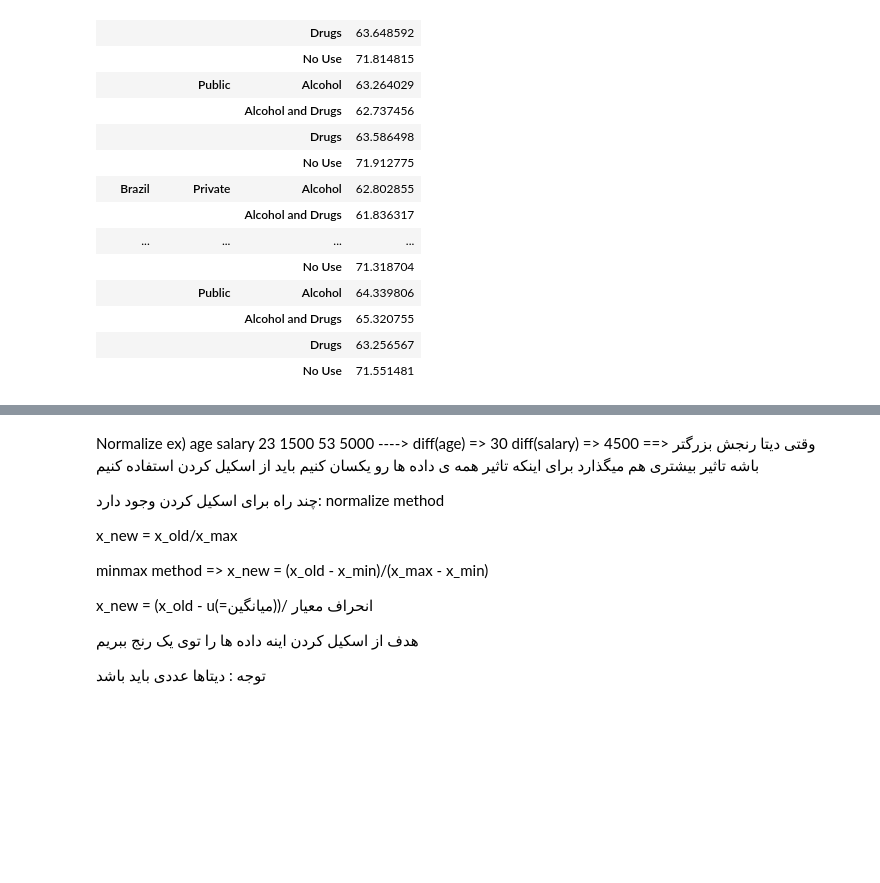
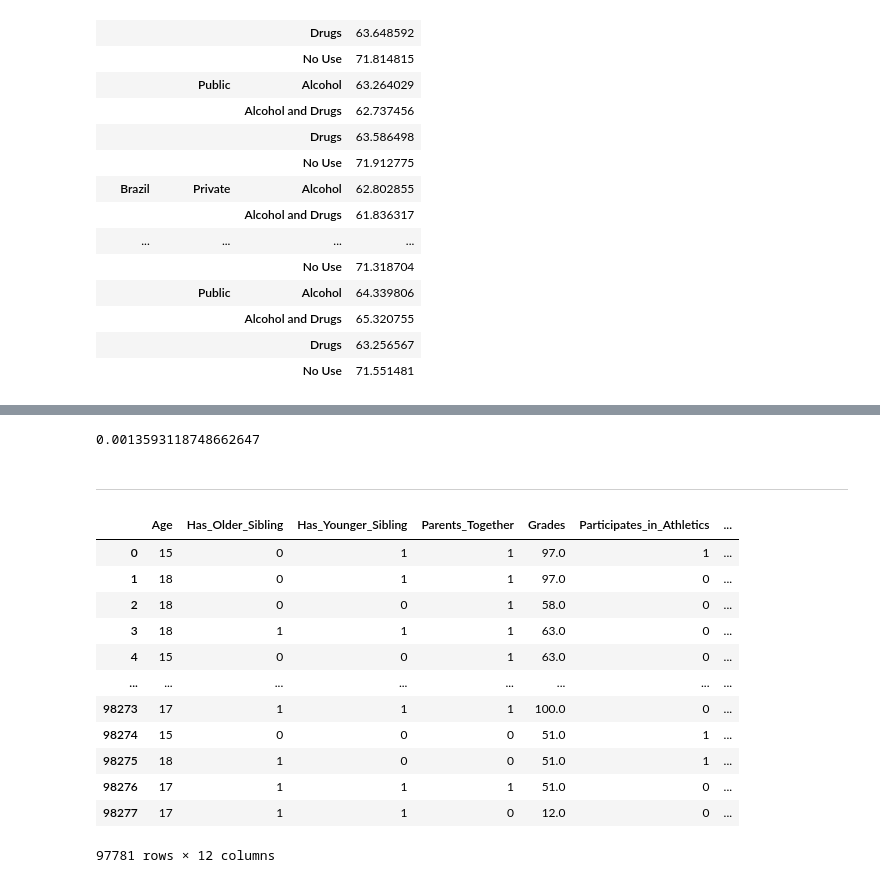
Before and after one commit to HafezAghili/drug-and-alcohol-abuse---data-analysis, a Jupyter notebook: Drug and alcohol abuse - data analysis.ipynb, the cells around one changed output, grey strips where cells are left out. Drawn from its saved outputs; the diff is of its cells as text; code cells hidden in the pictures; blank space fills up the shorter version.

```diff
--- a/Drug and alcohol abuse - data analysis.ipynb
+++ b/Drug and alcohol abuse - data analysis.ipynb
@@ -604,19 +662,8 @@ from scipy.stats import spearmanr # در جاهایی که ایتم هامون
 # %%
-p_coeff, p_value=spearmanr(s.Capacity, s.Ram) # آیا بین این دوتا رابطه ای است یا نه؟
+p_coeff, p_value = spearmanr(data.In_Relationship, data.Participates_in_Athletics) # The effect of being an athlete and being in a relationship on each other
 p_coeff
+# %% [output]
+0.0013593118748662647
-# %% [markdown]
-Normalize
-ex) age salary 23 1500 53 5000 ----> diff(age) => 30 diff(salary) => 4500 ==> وقتی دیتا رنجش بزرگتر باشه تاثیر بیشتری هم میگذارد برای اینکه تاثیر همه ی داده ها رو یکسان کنیم باید از اسکیل کردن استفاده کنیم
-
-چند راه برای اسکیل کردن وجود دارد: normalize method
-
-x_new = x_old/x_max
-
-minmax method => x_new = (x_old - x_min)/(x_max - x_min)
-
-x_new = (x_old - u(=میانگین))/ انحراف معیار
-
-هدف از اسکیل کردن اینه داده ها را توی یک رنج ببریم
-
-توجه : دیتاها عددی باید باشد
+# %% [markdown]
+----------
 # %%
@@ -630 +671,18 @@ smartphones_data
+# %%
+data_for_scale = data.drop(['Country', 'Gender', 'Substance_Abuse', 'School_Type'], axis=1)
+data_for_scale
+# %% [output]
+|  | Age | Has_Older_Sibling | Has_Younger_Sibling | Parents_Together | Grades | Participates_in_Athletics | ... |
+| 0 | 15 | 0 | 1 | 1 | 97.0 | 1 | ... |
+| 1 | 18 | 0 | 1 | 1 | 97.0 | 0 | ... |
+| 2 | 18 | 0 | 0 | 1 | 58.0 | 0 | ... |
+| 3 | 18 | 1 | 1 | 1 | 63.0 | 0 | ... |
+| 4 | 15 | 0 | 0 | 1 | 63.0 | 0 | ... |
+| ... | ... | ... | ... | ... | ... | ... | ... |
+| 98273 | 17 | 1 | 1 | 1 | 100.0 | 0 | ... |
+| 98274 | 15 | 0 | 0 | 0 | 51.0 | 1 | ... |
+| 98275 | 18 | 1 | 0 | 0 | 51.0 | 1 | ... |
+| 98276 | 17 | 1 | 1 | 1 | 51.0 | 0 | ... |
+| 98277 | 17 | 1 | 1 | 0 | 12.0 | 0 | ... |
+97781 rows × 12 columns
 # %%
```
Also changed, not shown: parts of 14 cells of this notebook, 1 other file.
